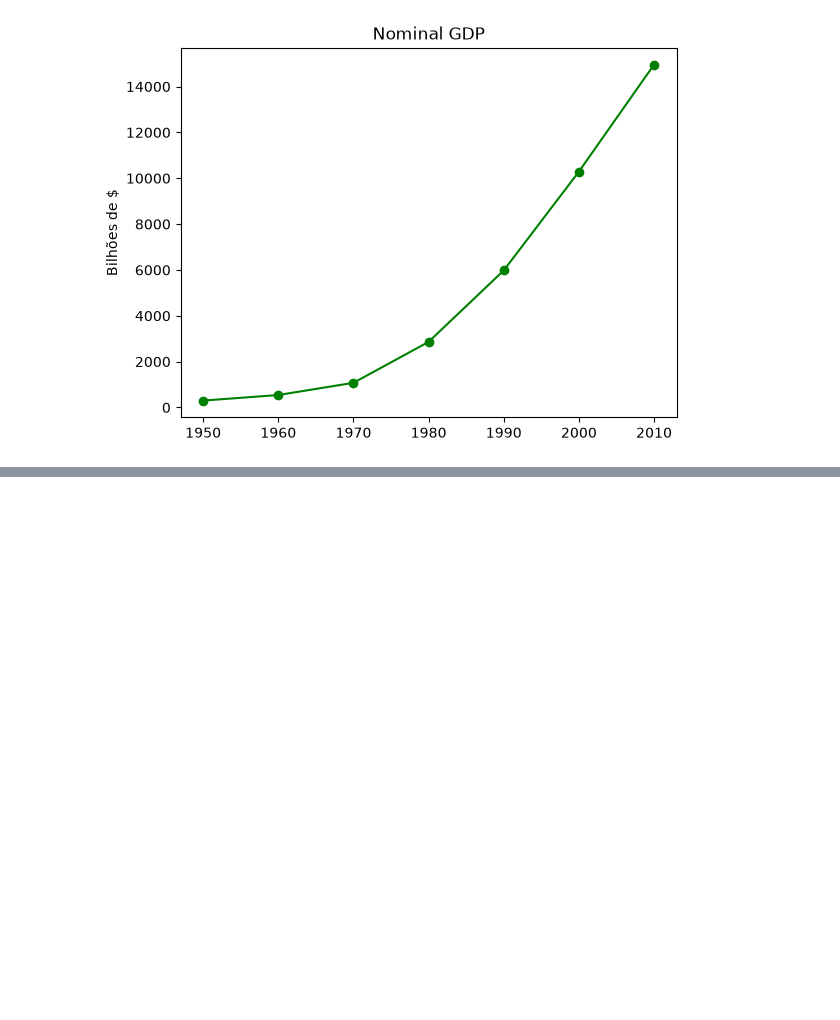
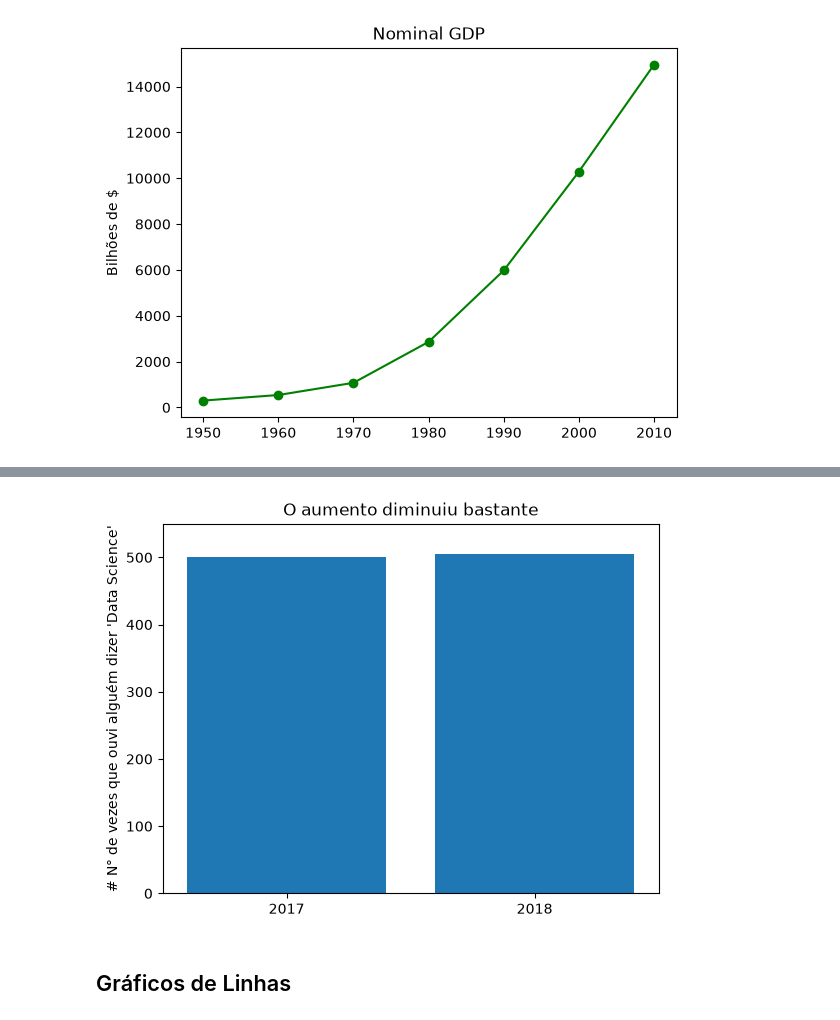
Before and after one commit to AndreLuis0106/data_science_do_zero, a Jupyter notebook: capitulo_3_visualizando_dados/cap_3.ipynb, the cells around one changed output, grey strips where cells are left out. Cells and saved outputs as stored; diff of their text form; code cells hidden in the pictures; blank space fills up the shorter version.

```diff
--- a/capitulo_3_visualizando_dados/cap_3.ipynb
+++ b/capitulo_3_visualizando_dados/cap_3.ipynb
@@ -14,0 +65,12 @@ plt.show()
+# %%
+plt.bar(years, mentions, 0.8)
+plt.xticks(years)
+plt.ylabel("# N° de vezes que ouvi alguém dizer 'Data Science'")
+plt.ticklabel_format(useOffset=False)
+plt.axis([2016.5, 2018.5, 0, 550])
+plt.title("O aumento diminuiu bastante")
+plt.show()
+# %% [output]
+[figure, added]
+# %% [markdown]
+## Gráficos de Linhas
```
Also changed, not shown: parts of 9 cells of this notebook.
